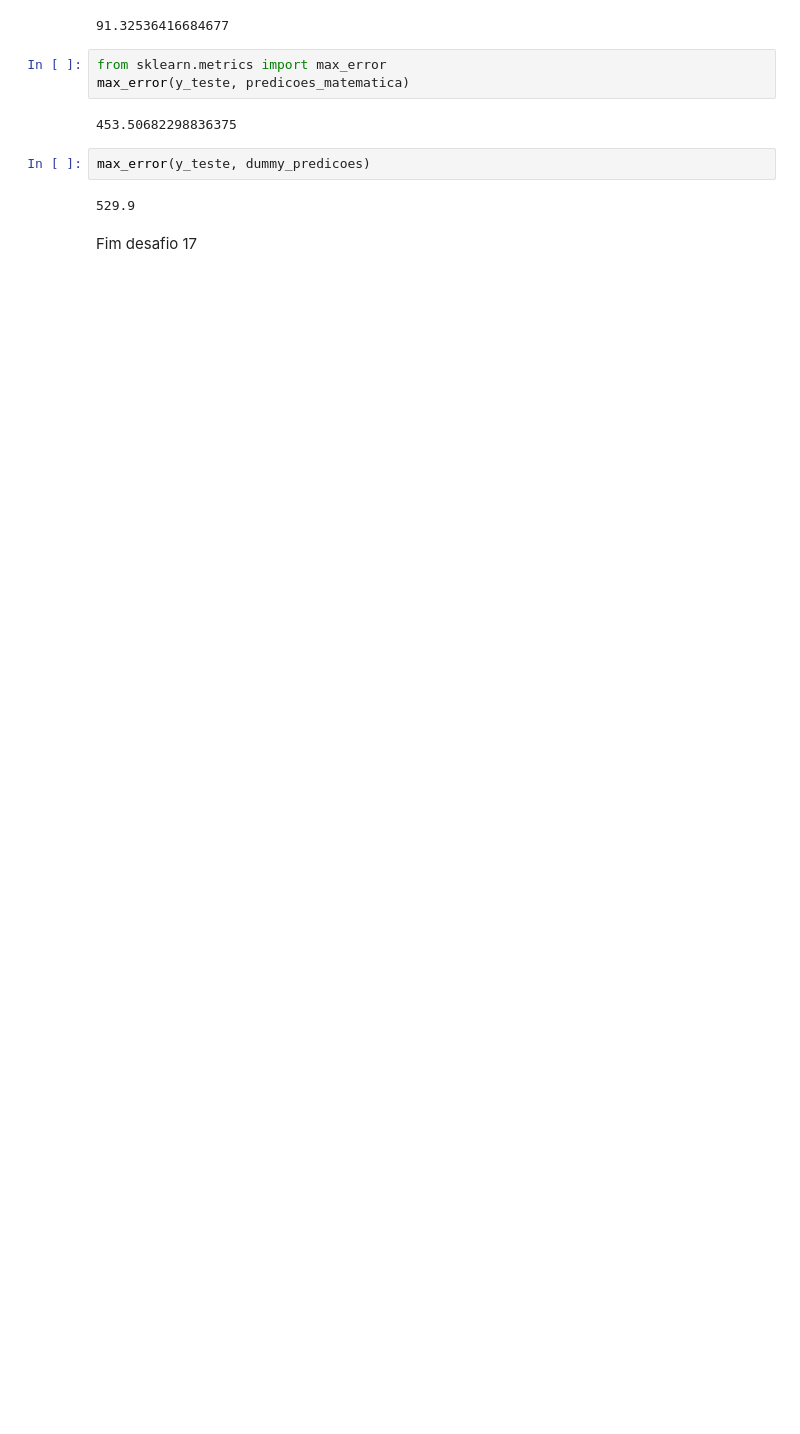
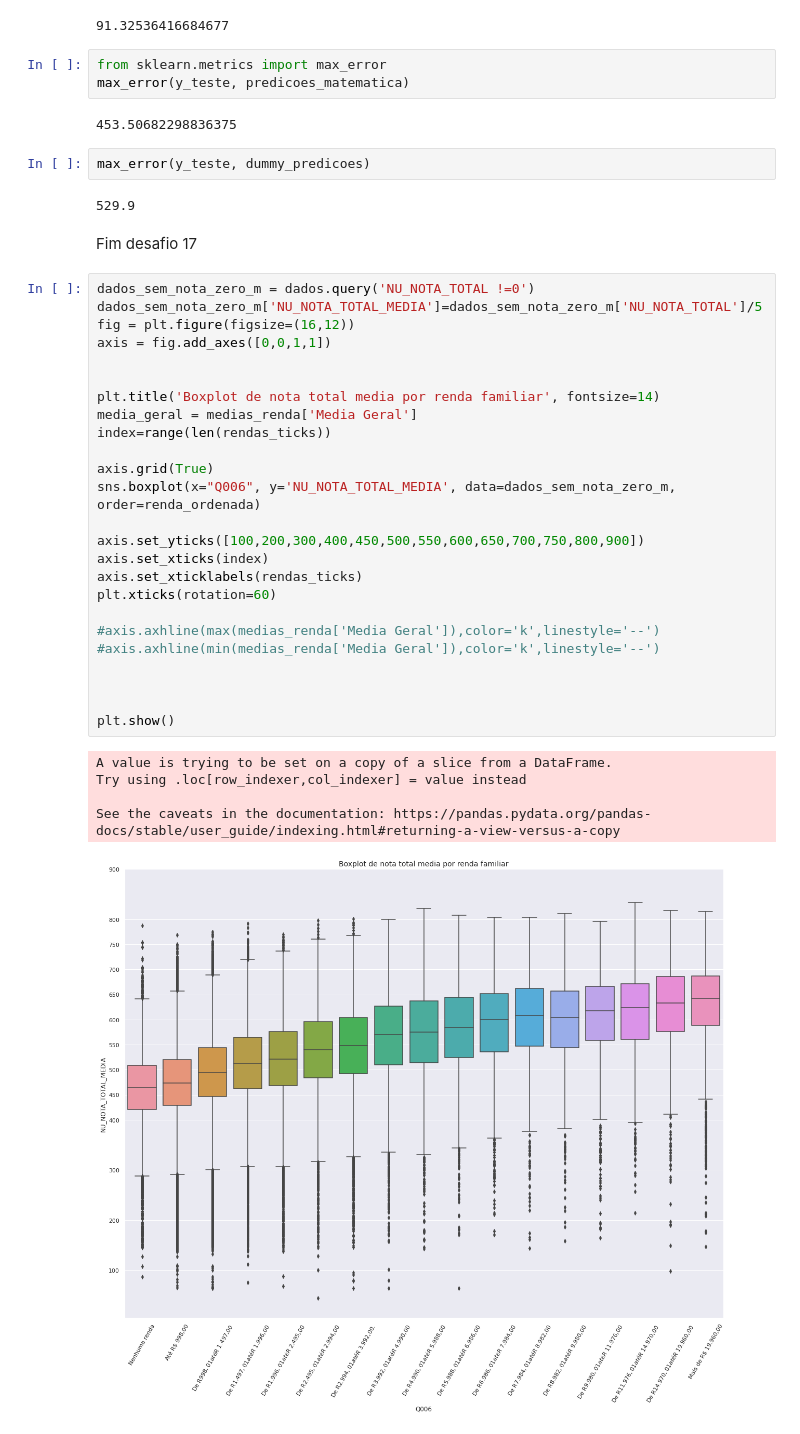
Before and after one commit to Igor-Arantes/Imersao-dados-alura, a Jupyter notebook: Imersão_Dados_Alura.ipynb, the cells around one changed output. Saved outputs shown, nothing was run; the diff lists cells and outputs as text; blank space fills up the shorter version.

```diff
--- a/Imersão_Dados_Alura.ipynb
+++ b/Imersão_Dados_Alura.ipynb
@@ -943,3 +943,34 @@ max_error(y_teste, dummy_predicoes)
 529.9
 # %% [markdown]
 Fim desafio 17
+# %%
+dados_sem_nota_zero_m = dados.query('NU_NOTA_TOTAL !=0')
+dados_sem_nota_zero_m['NU_NOTA_TOTAL_MEDIA']=dados_sem_nota_zero_m['NU_NOTA_TOTAL']/5
+fig = plt.figure(figsize=(16,12))
+axis = fig.add_axes([0,0,1,1])
+
+
+plt.title('Boxplot de nota total media por renda familiar', fontsize=14)
+media_geral = medias_renda['Media Geral']
+index=range(len(rendas_ticks))
+
+axis.grid(True)
+sns.boxplot(x="Q006", y='NU_NOTA_TOTAL_MEDIA', data=dados_sem_nota_zero_m, order=renda_ordenada)
+
+axis.set_yticks([100,200,300,400,450,500,550,600,650,700,750,800,900])
+axis.set_xticks(index)
+axis.set_xticklabels(rendas_ticks)
+plt.xticks(rotation=60)
+
+#axis.axhline(max(medias_renda['Media Geral']),color='k',linestyle='--')
+#axis.axhline(min(medias_renda['Media Geral']),color='k',linestyle='--')
+
+
+
+plt.show()
+# %% [output]
+A value is trying to be set on a copy of a slice from a DataFrame.
+Try using .loc[row_indexer,col_indexer] = value instead
+
+See the caveats in the documentation: https://pandas.pydata.org/pandas-docs/stable/user_guide/indexing.html#returning-a-view-versus-a-copy
+[figure, added]
```
Also changed, not shown: parts of 44 cells of this notebook.
